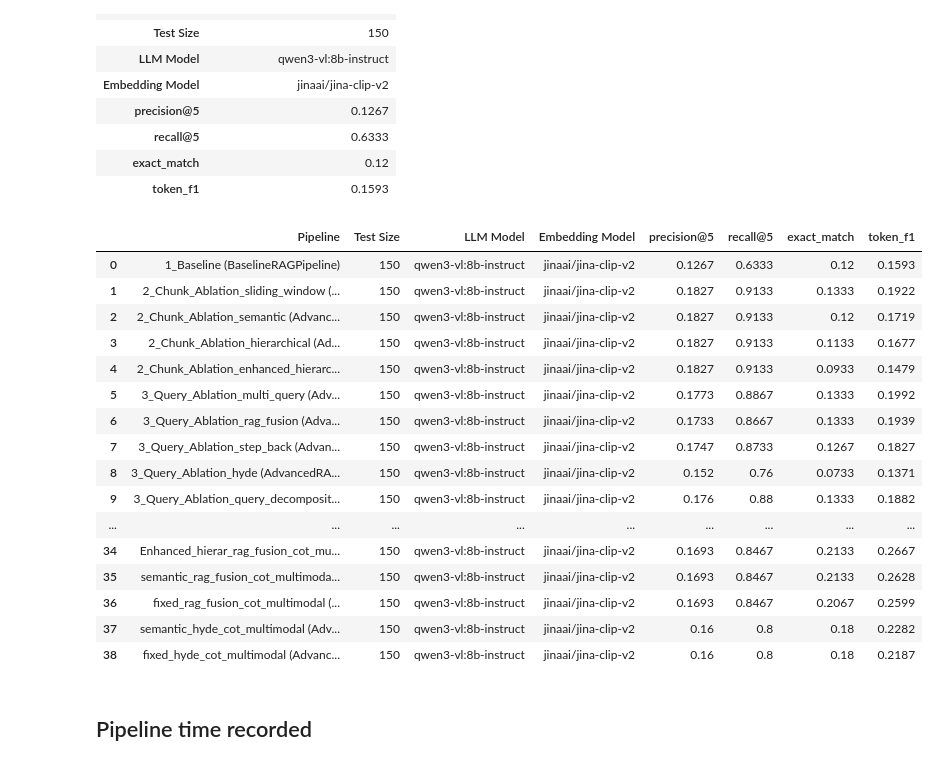
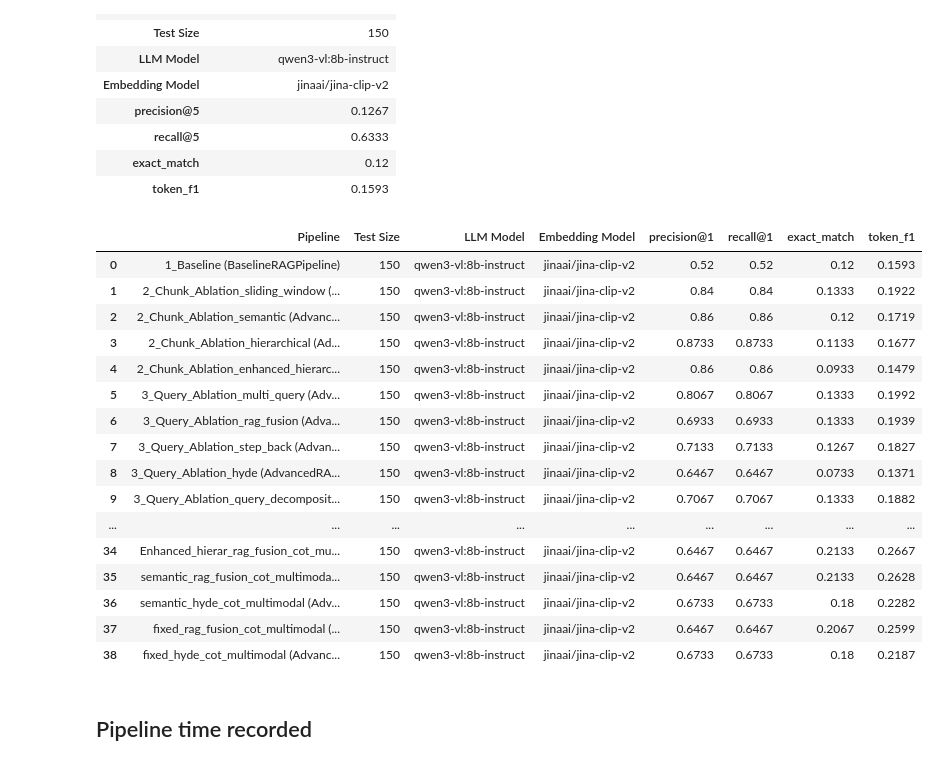
Before and after one commit to Vaakir/mRAG_on_MMDocIR, a Jupyter notebook: src/notebooks/results_preview.ipynb, the cells around one changed output. Cells and saved outputs as stored; diff of their text form; code cells hidden in the pictures.

```diff
--- a/src/notebooks/results_preview.ipynb
+++ b/src/notebooks/results_preview.ipynb
@@ -34,26 +34,26 @@ display(pd.DataFrame(result[important_cols].iloc[0]))
 | token_f1 | 0.1593 |
 # %%
 result = pd.read_csv("../results/pipeline_results.csv")
-important_cols = ["Pipeline","Test Size","LLM Model","Embedding Model","precision@5", "recall@5", "exact_match", "token_f1"]
+important_cols = ["Pipeline","Test Size","LLM Model","Embedding Model","precision@1", "recall@1", "exact_match", "token_f1"]
 display(result[important_cols])
 # %% [output]
-|  | Pipeline | Test Size | LLM Model | Embedding Model | precision@5 | recall@5 | exact_match | token_f1 |
-| 0 | 1_Baseline (BaselineRAGPipeline) | 150 | qwen3-vl:8b-instruct | jinaai/jina-clip-v2 | 0.1267 | 0.6333 | 0.12 | 0.1593 |
-| 1 | 2_Chunk_Ablation_sliding_window (... | 150 | qwen3-vl:8b-instruct | jinaai/jina-clip-v2 | 0.1827 | 0.9133 | 0.1333 | 0.1922 |
-| 2 | 2_Chunk_Ablation_semantic (Advanc... | 150 | qwen3-vl:8b-instruct | jinaai/jina-clip-v2 | 0.1827 | 0.9133 | 0.12 | 0.1719 |
-| 3 | 2_Chunk_Ablation_hierarchical (Ad... | 150 | qwen3-vl:8b-instruct | jinaai/jina-clip-v2 | 0.1827 | 0.9133 | 0.1133 | 0.1677 |
-| 4 | 2_Chunk_Ablation_enhanced_hierarc... | 150 | qwen3-vl:8b-instruct | jinaai/jina-clip-v2 | 0.1827 | 0.9133 | 0.0933 | 0.1479 |
-| 5 | 3_Query_Ablation_multi_query (Adv... | 150 | qwen3-vl:8b-instruct | jinaai/jina-clip-v2 | 0.1773 | 0.8867 | 0.1333 | 0.1992 |
-| 6 | 3_Query_Ablation_rag_fusion (Adva... | 150 | qwen3-vl:8b-instruct | jinaai/jina-clip-v2 | 0.1733 | 0.8667 | 0.1333 | 0.1939 |
-| 7 | 3_Query_Ablation_step_back (Advan... | 150 | qwen3-vl:8b-instruct | jinaai/jina-clip-v2 | 0.1747 | 0.8733 | 0.1267 | 0.1827 |
-| 8 | 3_Query_Ablation_hyde (AdvancedRA... | 150 | qwen3-vl:8b-instruct | jinaai/jina-clip-v2 | 0.152 | 0.76 | 0.0733 | 0.1371 |
-| 9 | 3_Query_Ablation_query_decomposit... | 150 | qwen3-vl:8b-instruct | jinaai/jina-clip-v2 | 0.176 | 0.88 | 0.1333 | 0.1882 |
+|  | Pipeline | Test Size | LLM Model | Embedding Model | precision@1 | recall@1 | exact_match | token_f1 |
+| 0 | 1_Baseline (BaselineRAGPipeline) | 150 | qwen3-vl:8b-instruct | jinaai/jina-clip-v2 | 0.52 | 0.52 | 0.12 | 0.1593 |
+| 1 | 2_Chunk_Ablation_sliding_window (... | 150 | qwen3-vl:8b-instruct | jinaai/jina-clip-v2 | 0.84 | 0.84 | 0.1333 | 0.1922 |
+| 2 | 2_Chunk_Ablation_semantic (Advanc... | 150 | qwen3-vl:8b-instruct | jinaai/jina-clip-v2 | 0.86 | 0.86 | 0.12 | 0.1719 |
+| 3 | 2_Chunk_Ablation_hierarchical (Ad... | 150 | qwen3-vl:8b-instruct | jinaai/jina-clip-v2 | 0.8733 | 0.8733 | 0.1133 | 0.1677 |
+| 4 | 2_Chunk_Ablation_enhanced_hierarc... | 150 | qwen3-vl:8b-instruct | jinaai/jina-clip-v2 | 0.86 | 0.86 | 0.0933 | 0.1479 |
+| 5 | 3_Query_Ablation_multi_query (Adv... | 150 | qwen3-vl:8b-instruct | jinaai/jina-clip-v2 | 0.8067 | 0.8067 | 0.1333 | 0.1992 |
+| 6 | 3_Query_Ablation_rag_fusion (Adva... | 150 | qwen3-vl:8b-instruct | jinaai/jina-clip-v2 | 0.6933 | 0.6933 | 0.1333 | 0.1939 |
+| 7 | 3_Query_Ablation_step_back (Advan... | 150 | qwen3-vl:8b-instruct | jinaai/jina-clip-v2 | 0.7133 | 0.7133 | 0.1267 | 0.1827 |
+| 8 | 3_Query_Ablation_hyde (AdvancedRA... | 150 | qwen3-vl:8b-instruct | jinaai/jina-clip-v2 | 0.6467 | 0.6467 | 0.0733 | 0.1371 |
+| 9 | 3_Query_Ablation_query_decomposit... | 150 | qwen3-vl:8b-instruct | jinaai/jina-clip-v2 | 0.7067 | 0.7067 | 0.1333 | 0.1882 |
 | ... | ... | ... | ... | ... | ... | ... | ... | ... |
-| 34 | Enhanced_hierar_rag_fusion_cot_mu... | 150 | qwen3-vl:8b-instruct | jinaai/jina-clip-v2 | 0.1693 | 0.8467 | 0.2133 | 0.2667 |
-| 35 | semantic_rag_fusion_cot_multimoda... | 150 | qwen3-vl:8b-instruct | jinaai/jina-clip-v2 | 0.1693 | 0.8467 | 0.2133 | 0.2628 |
-| 36 | fixed_rag_fusion_cot_multimodal (... | 150 | qwen3-vl:8b-instruct | jinaai/jina-clip-v2 | 0.1693 | 0.8467 | 0.2067 | 0.2599 |
-| 37 | semantic_hyde_cot_multimodal (Adv... | 150 | qwen3-vl:8b-instruct | jinaai/jina-clip-v2 | 0.16 | 0.8 | 0.18 | 0.2282 |
-| 38 | fixed_hyde_cot_multimodal (Advanc... | 150 | qwen3-vl:8b-instruct | jinaai/jina-clip-v2 | 0.16 | 0.8 | 0.18 | 0.2187 |
+| 34 | Enhanced_hierar_rag_fusion_cot_mu... | 150 | qwen3-vl:8b-instruct | jinaai/jina-clip-v2 | 0.6467 | 0.6467 | 0.2133 | 0.2667 |
+| 35 | semantic_rag_fusion_cot_multimoda... | 150 | qwen3-vl:8b-instruct | jinaai/jina-clip-v2 | 0.6467 | 0.6467 | 0.2133 | 0.2628 |
+| 36 | semantic_hyde_cot_multimodal (Adv... | 150 | qwen3-vl:8b-instruct | jinaai/jina-clip-v2 | 0.6733 | 0.6733 | 0.18 | 0.2282 |
+| 37 | fixed_rag_fusion_cot_multimodal (... | 150 | qwen3-vl:8b-instruct | jinaai/jina-clip-v2 | 0.6467 | 0.6467 | 0.2067 | 0.2599 |
+| 38 | fixed_hyde_cot_multimodal (Advanc... | 150 | qwen3-vl:8b-instruct | jinaai/jina-clip-v2 | 0.6733 | 0.6733 | 0.18 | 0.2187 |
 # %% [markdown]
 ## Pipeline time recorded
 # %%
```
Also changed, not shown: parts of 1 cell of this notebook, 3 other files.
